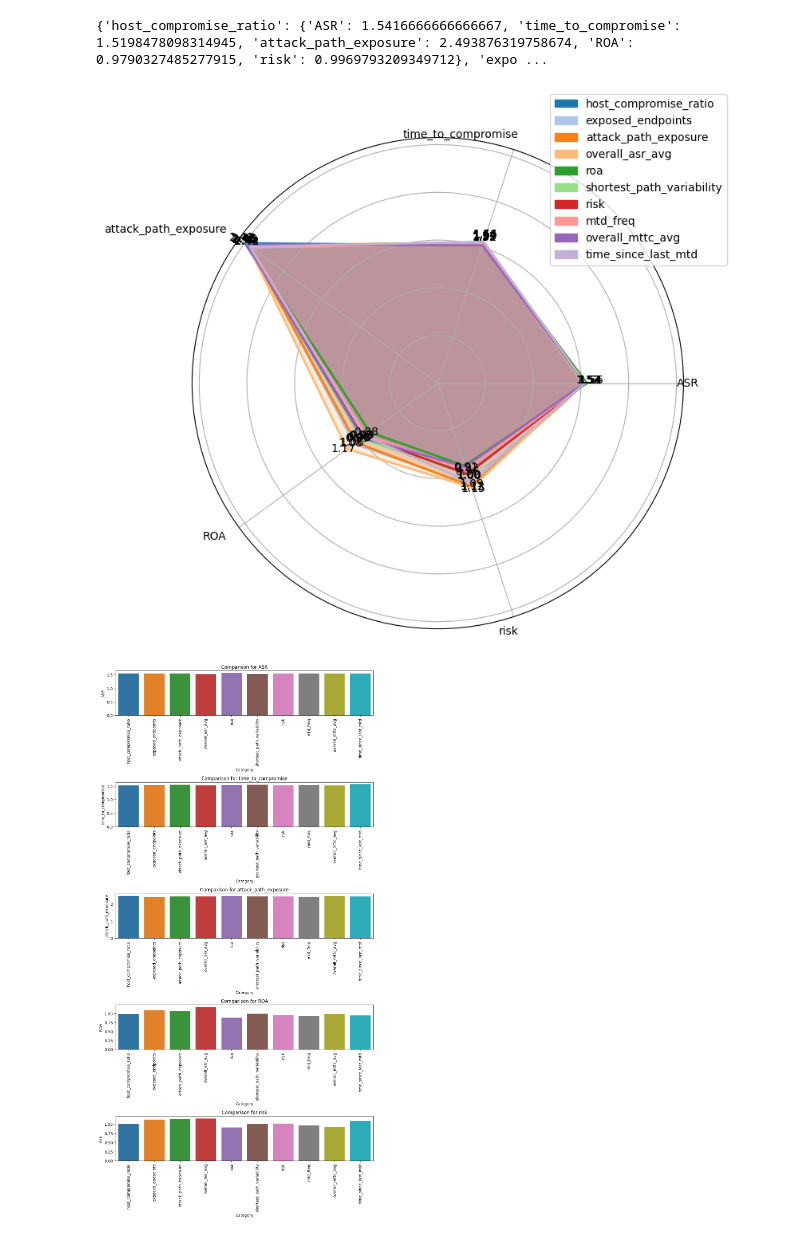
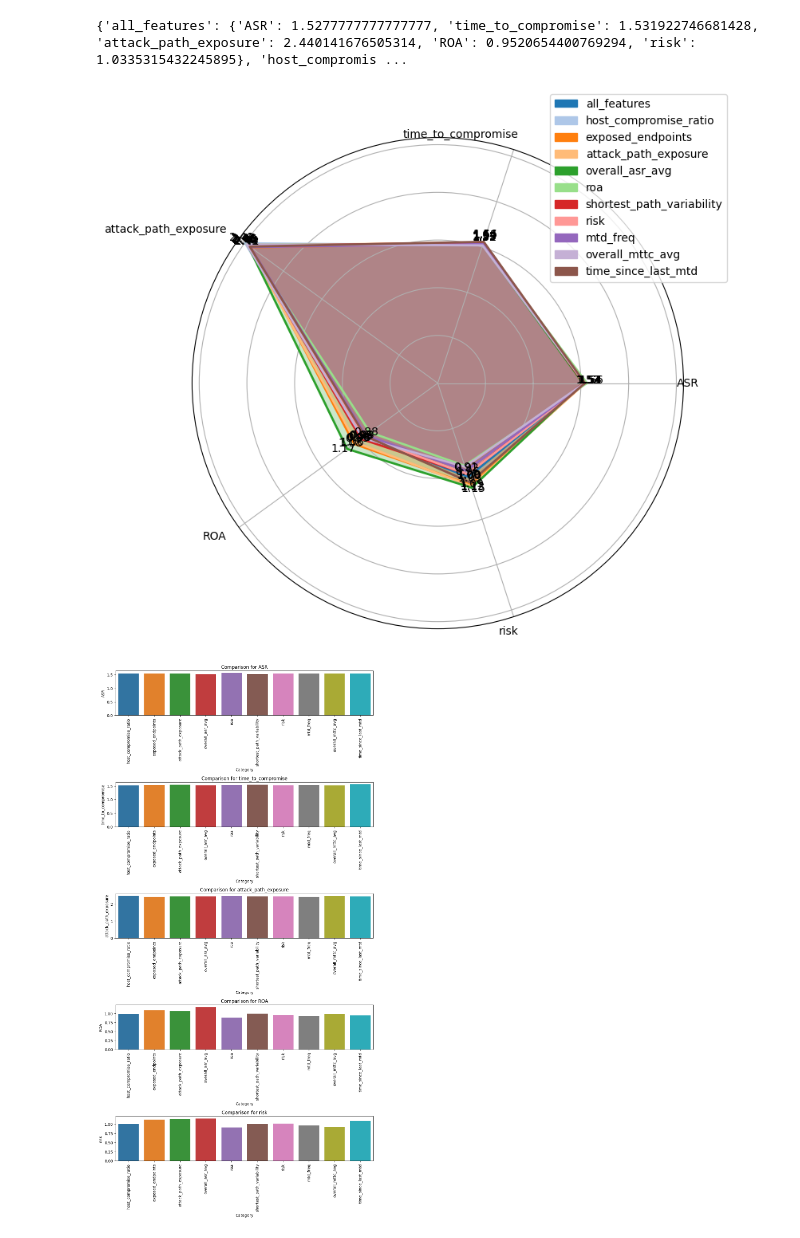
Before and after one commit to MoeBuTa/MTDSim, a Jupyter notebook: experiments/radar_plots_final.ipynb, the cells around one changed output. Cells and saved outputs as stored; diff of their text form; code cells hidden in the pictures.

```diff
--- a/experiments/radar_plots_final.ipynb
+++ b/experiments/radar_plots_final.ipynb
@@ -41,7 +41,7 @@ network_size = [150]
 total_nodes = 150
 new_network = True
 
-trial = 50
+trial = 500
 
 
 mtd_strategies = [
@@ -58,6 +58,6 @@ mtd_strategies = [
 result_head_path = '/Users/williamho/Documents/GitHub/MTDSim'
 static_features = ["host_compromise_ratio", "exposed_endpoints", "attack_path_exposure",  "overall_asr_avg", "roa", "shortest_path_variability", "risk"]
 time_features = ["mtd_freq", "overall_mttc_avg", "time_since_last_mtd"]
-models =  static_features + time_features
+models =  ["all_features"] + static_features + time_features
 # %%
 radar = RadarPlot(epsilon, start_time, finish_time, mtd_interval, network_size,total_nodes, new_network,  "all_features", trial, result_head_path)
@@ -98,13 +98,13 @@ shortest_path_variability
 ... (8 outputs left out)
 # %%
 
-radar = RadarPlot(epsilon, start_time, finish_time, mtd_interval, network_size,total_nodes, new_network,  model, trial, result_head_path)
+radar = RadarPlot(epsilon, start_time, finish_time, mtd_interval, network_size,total_nodes, new_network,  "overview", trial, result_head_path)
 schemes_data = pd.DataFrame(radar.multiple_scaled_pipeline(models,run_trial = False)).T.drop(columns=[ 'host_compromise_ratio', 'network_size', 'exposed_endpoints', "mtd_interval", "shortest_path_variability", "MEF"], axis = 1).T.to_dict()
 print(schemes_data)
 radar.plot_n_schemes(schemes_data)
 # %% [output]
-{'host_compromise_ratio': {'ASR': 1.5416666666666667, 'time_to_compromise': 1.5198478098314945, 'attack_path_exposure': 2.493876319758674, 'ROA': 0.9790327485277915, 'risk': 0.9969793209349712}, 'expo ...
+{'all_features': {'ASR': 1.5277777777777777, 'time_to_compromise': 1.531922746681428, 'attack_path_exposure': 2.440141676505314, 'ROA': 0.9520654400769294, 'risk': 1.0335315432245895}, 'host_compromis ...
-[figure, old version]
+[figure, new version]
 # %%
 import seaborn as sns
 import matplotlib.pyplot as plt
```
Also changed, not shown: parts of 2 cells of this notebook, 42 other files.
